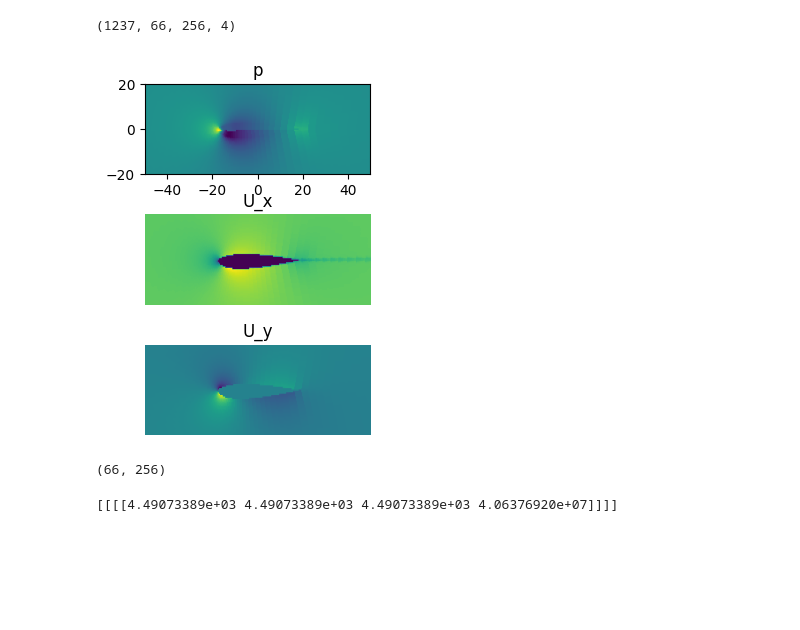
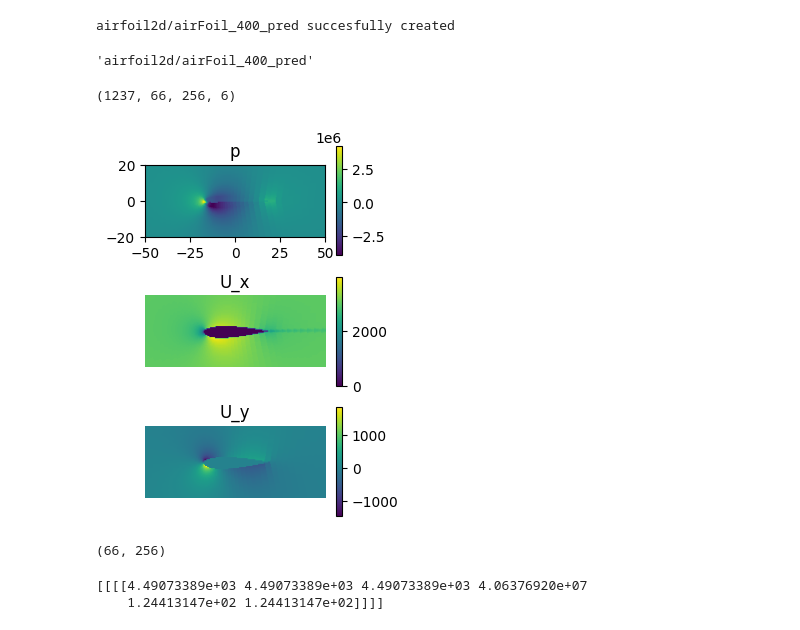
Before and after one commit to hmschlesi/CFDnet_plus, a Jupyter notebook: CFDnet+_no_preprocessing.ipynb, the cells around one changed output. Cells and saved outputs as stored; diff of their text form; code cells hidden in the pictures; blank space fills up the shorter version.

```diff
--- a/CFDnet+_no_preprocessing.ipynb
+++ b/CFDnet+_no_preprocessing.ipynb
@@ -30,10 +32,16 @@ import re
+# %%
+mainfolder='airfoil2d/airFoil_400'
+newCase(mainfolder)
+# %% [output]
+airfoil2d/airFoil_400_pred succesfully created
+'airfoil2d/airFoil_400_pred'
 # %%
 path_to_main= 'airfoil2d/'
 folders=os.listdir(path_to_main)
-df = np.empty((0,66,256,4))
-df_label = np.empty((0,66,256,4))
+df = np.empty((0,66,256,6))
+df_label = np.empty((0,66,256,6))
 path_to_folders=[]
-for i in folders:
+for i in folders[0:3]:
     path_to_folders.append(path_to_main+i+'/VTK/')
     df_t=np.load(path_to_main+i+'/VTK/df.npy')
     df_tlabel=np.load(path_to_main+i+'/VTK/df_label.npy')
@@ -41,42 +49,47 @@ for i in folders:
     df_label=np.concatenate((df_label,df_tlabel))
 print(df_label.shape)
 # %% [output]
-(1237, 66, 256, 4)
+(1237, 66, 256, 6)
 # %%
 fig = plt.figure()
-n=530
+n=1200
 
 fig.add_subplot(3, 2, 1)
 plt.imshow(df_label[n,:,:,3],extent=[-50,50,-20,20])
 plt.title('p')
 plt.axis('on')
+plt.colorbar()
 
 
 fig.add_subplot(3, 2, 3)
 plt.imshow(df_label[n,:,:,0],extent=[-50,50,-20,20])
 plt.title('U_x')
 plt.axis('off')
+plt.colorbar()
 
 fig.add_subplot(3, 2, 5)
 plt.imshow(df_label[n,:,:,1],extent=[-50,50,-20,20])
 plt.title('U_y')
 plt.axis('off')
 
+plt.colorbar()
 plt.show()
 # %% [output]
-[figure, old version]
+[figure, new version]
-# %%
-df_label[n,:,:,3].shape
-# %% [output]
-(66, 256)
+# %%
+df_label[n,:,:,3].shape
+# %% [output]
+(66, 256)
 # %%
 #normalise U Vektors
 U_max=np.max(abs(df[:,:,:,[0,1,2]]))
 p_max=np.max(abs(df[:,:,:,[3]]))
+nut_max=np.max(abs(df[:,:,:,[4]]))
+nuTilda_max=np.max(abs(df[:,:,:,[5]]))
 
-normal=np.array([U_max,U_max,U_max, p_max]).reshape(1,1,1,4)
+normal=np.array([U_max,U_max,U_max, p_max,nut_max,nuTilda_max]).reshape(1,1,1,6)
 print(normal)
-df=df/normal
-df_label=df_label/normal
+np.save('cfdnetplus_models/model1/normal',normal)
 # %% [output]
-[[[[4.49073389e+03 4.49073389e+03 4.49073389e+03 4.06376920e+07]]]]
+[[[[4.49073389e+03 4.49073389e+03 4.49073389e+03 4.06376920e+07
+    1.24413147e+02 1.24413147e+02]]]]
```
Also changed, not shown: parts of 19 cells of this notebook, 14 other files.
